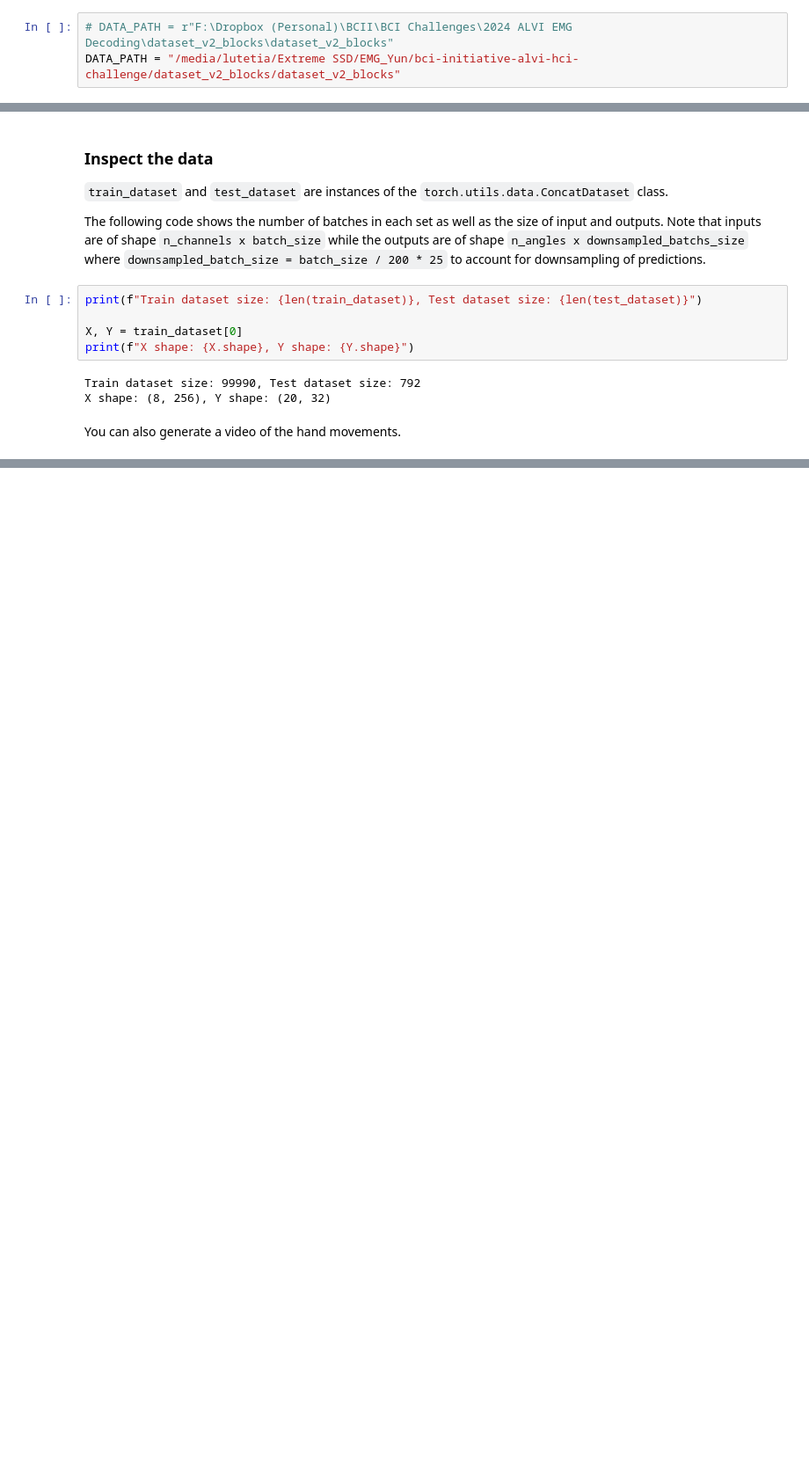
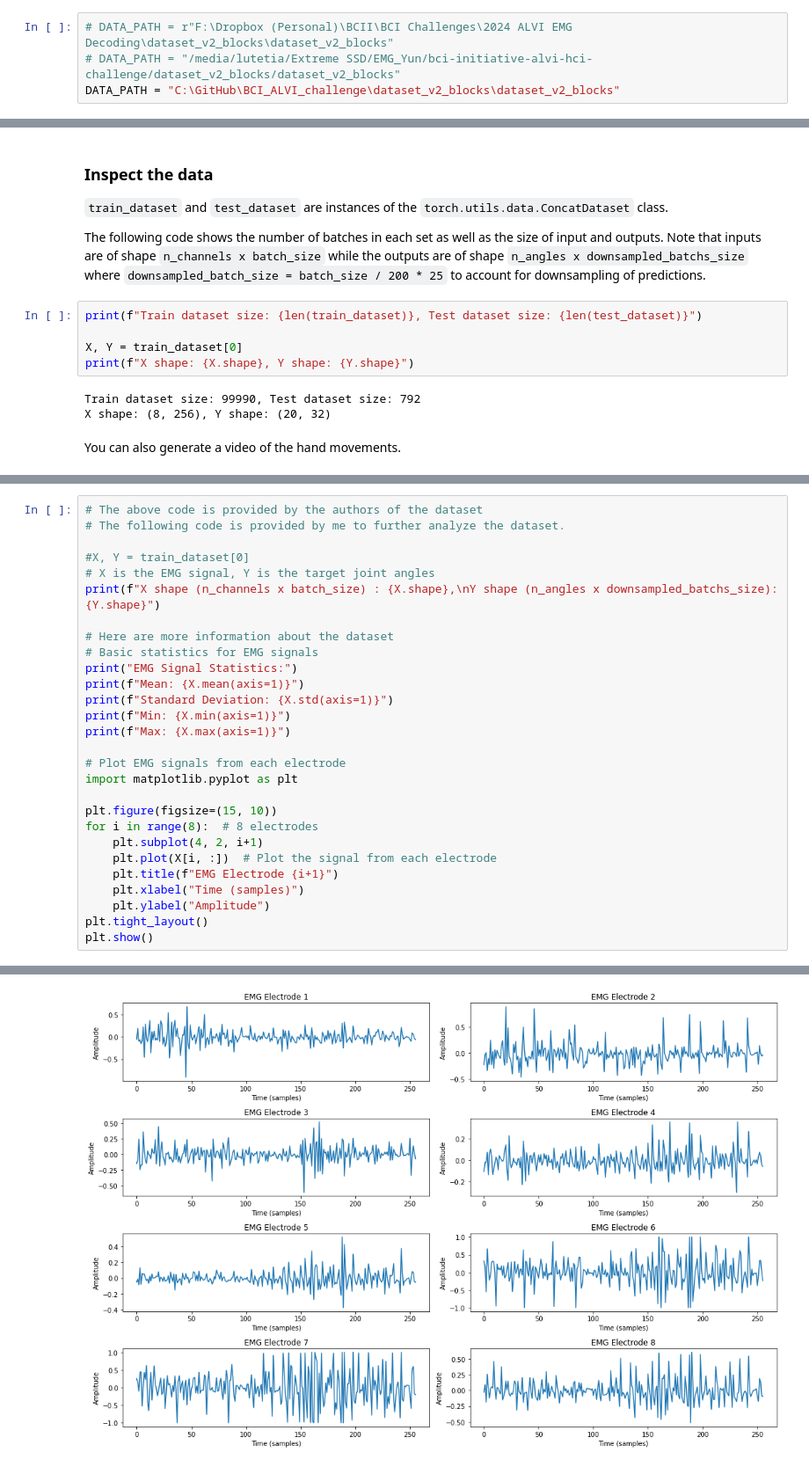
Before and after one commit to BelleJohn/BCI_ALVI_challenge, a Jupyter notebook: tutorials/01_load_dataset.ipynb, the cells around one changed output, grey strips where cells are left out. Shown at 88% size. Cells and saved outputs as stored; diff of their text form; blank space fills up the shorter version.

Commit message:
Added Data Analysis.

```diff
--- a/tutorials/01_load_dataset.ipynb
+++ b/tutorials/01_load_dataset.ipynb
@@ -19,7 +21,8 @@ Your model's predictions will be evaluated on data from one of the two amputant
 Start by defining a variable to keep track of where the data is saved on your computer and a set of parameters for selecting which data to load.
 # %%
 # DATA_PATH = r"F:\Dropbox (Personal)\BCII\BCI Challenges\2024 ALVI EMG Decoding\dataset_v2_blocks\dataset_v2_blocks"
-DATA_PATH = "/media/lutetia/Extreme SSD/EMG_Yun/bci-initiative-alvi-hci-challenge/dataset_v2_blocks/dataset_v2_blocks"
+# DATA_PATH = "/media/lutetia/Extreme SSD/EMG_Yun/bci-initiative-alvi-hci-challenge/dataset_v2_blocks/dataset_v2_blocks"
+DATA_PATH = "C:\GitHub\BCI_ALVI_challenge\dataset_v2_blocks\dataset_v2_blocks"
 # %% [markdown]
 You can decide which data to load (e.g. from both `health` and `amputant` subjects).
 The `test_dataset_list` specifies which subset of the data should be used as test set, and it shouldn't change. You can, however, play around with training your model on different subsets of the available training data.
@@ -93,0 +97,29 @@ save_animation(ani, 'test_vis.gif', fps=25,)   # this will save a .gif file
+# %%
+# The above code is provided by the authors of the dataset
+# The following code is provided by me to further analyze the dataset.
+
+#X, Y = train_dataset[0]
+# X is the EMG signal, Y is the target joint angles
+print(f"X shape (n_channels x batch_size) : {X.shape},\nY shape (n_angles x downsampled_batchs_size): {Y.shape}")
+
+# Here are more information about the dataset
+# Basic statistics for EMG signals
+print("EMG Signal Statistics:")
+print(f"Mean: {X.mean(axis=1)}")
+print(f"Standard Deviation: {X.std(axis=1)}")
+print(f"Min: {X.min(axis=1)}")
+print(f"Max: {X.max(axis=1)}")
+
+# Plot EMG signals from each electrode
+import matplotlib.pyplot as plt
+
+plt.figure(figsize=(15, 10))
+for i in range(8):  # 8 electrodes
+    plt.subplot(4, 2, i+1)
+    plt.plot(X[i, :])  # Plot the signal from each electrode
+    plt.title(f"EMG Electrode {i+1}")
+    plt.xlabel("Time (samples)")
+    plt.ylabel("Amplitude")
+plt.tight_layout()
+plt.show()
+# %% [output]
@@ -93,0 +137 @@ save_animation(ani, 'test_vis.gif', fps=25,)   # this will save a .gif file
+[figure, added]
```
Also changed, not shown: parts of 7 cells of this notebook, 1 other file.
